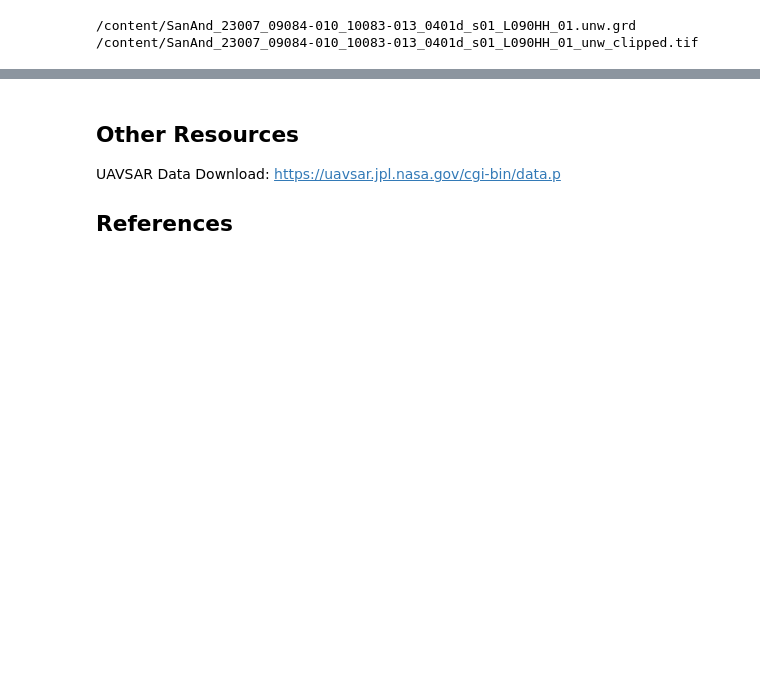
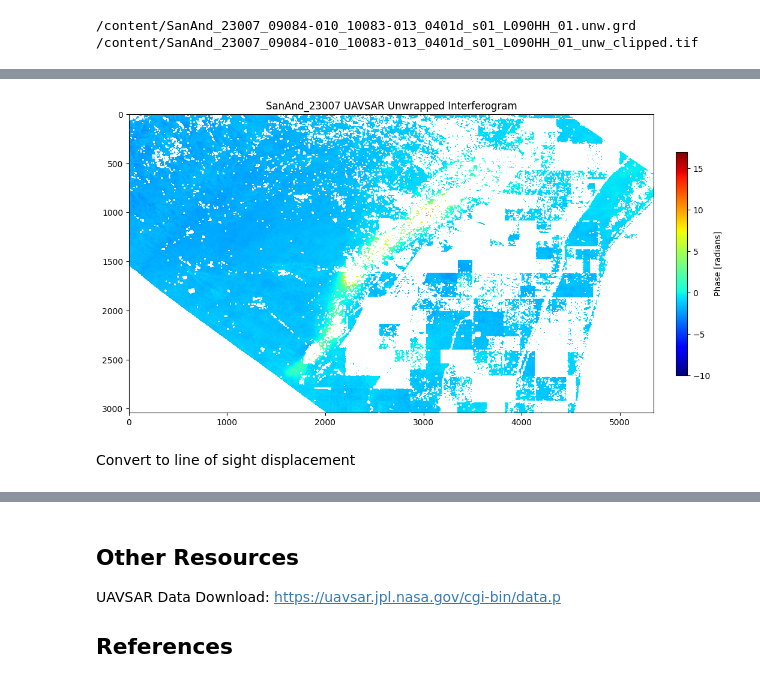
Before and after one commit to anniepeacock/DANSAR, a Jupyter notebook: nisar/Subsidence_NISAR.ipynb, the cells around one changed output, grey strips where cells are left out. Cells and saved outputs as stored; diff of their text form; code cells hidden in the pictures; blank space fills up the shorter version.

```diff
--- a/nisar/Subsidence_NISAR.ipynb
+++ b/nisar/Subsidence_NISAR.ipynb
@@ -211,0 +248,9 @@ plt.imshow(grd_unw)
+# %%
+plt.imshow(grd_unw, vmin=-10, vmax=17, cmap='jet')
+plt.title('SanAnd_23007 UAVSAR Unwrapped Interferogram')
+plt.colorbar(label='Phase [radians]', fraction=0.02, pad=0.04)
+plt.show()
+# %% [output]
+[figure, added]
+# %% [markdown]
+Convert to line of sight displacement
```
Also changed, not shown: parts of 18 cells of this notebook.
